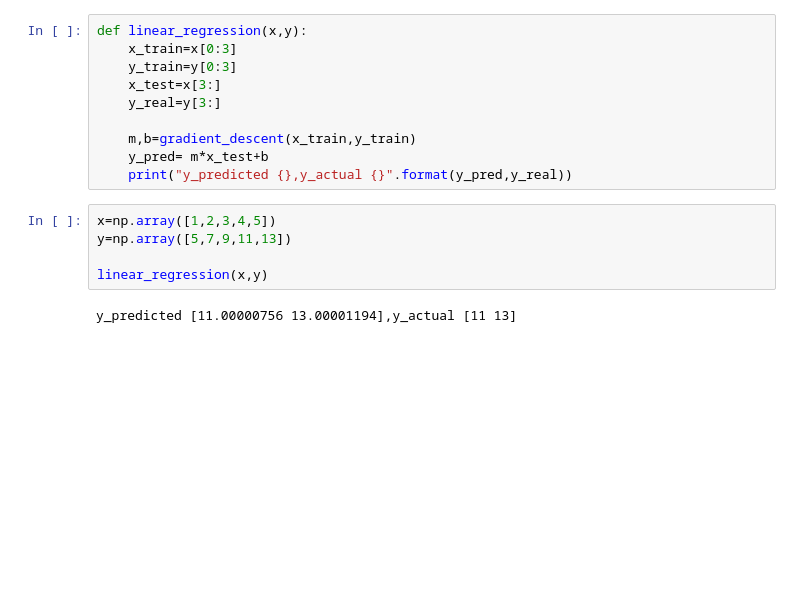
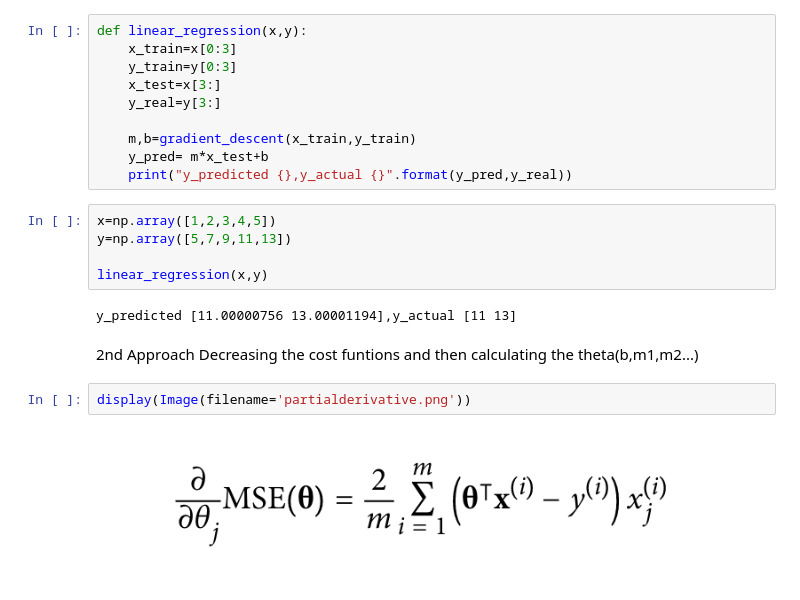
Before and after one commit to DebashishTiwary/MLBasics, a Jupyter notebook: Linear Regression/implementation.ipynb, the cells around one changed output. Cells and saved outputs as stored; diff of their text form; blank space fills up the shorter version.

```diff
--- a/Linear Regression/implementation.ipynb
+++ b/Linear Regression/implementation.ipynb
@@ -75,3 +56,10 @@ y=np.array([5,7,9,11,13])
 linear_regression(x,y)
 # %% [output]
 y_predicted [11.00000756 13.00001194],y_actual [11 13]
+# %% [markdown]
+2nd Approach
+Decreasing the cost funtions and then calculating the theta(b,m1,m2...)
+# %%
+display(Image(filename='partialderivative.png'))
+# %% [output]
+[figure, added]
```
Also changed, not shown: parts of 8 cells of this notebook, 3 other files.
